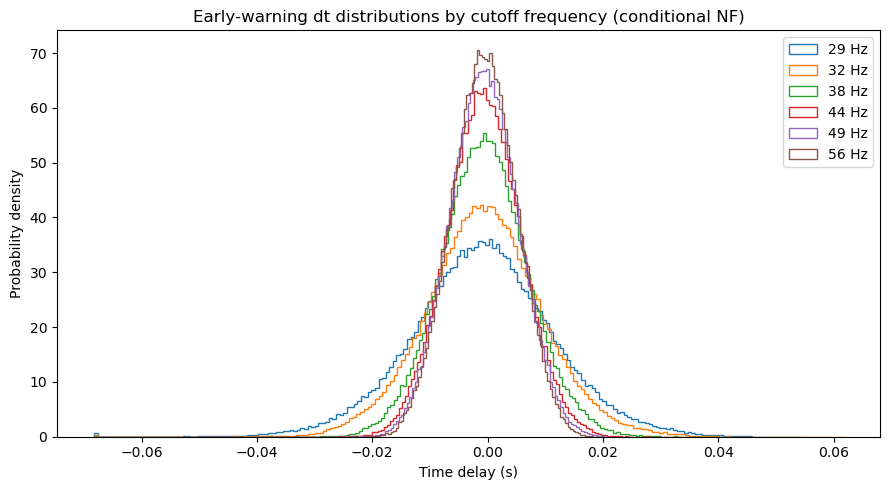
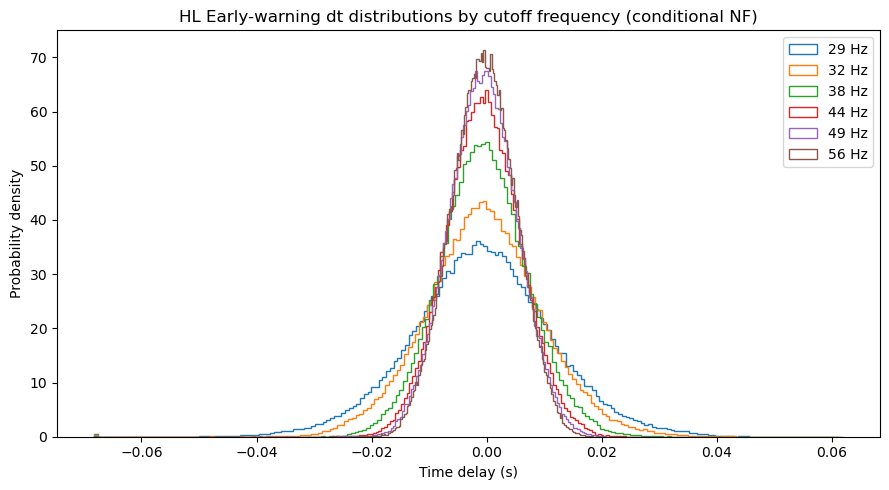
Unified diff of the notebook cell whose output changed from the first chart to the second:
--- before
+++ after
@@ -46,6 +46,7 @@
 plt.xlabel("Time delay (s)")
 plt.ylabel("Probability density" if DENSITY else "Counts")
-plt.title("Early-warning dt distributions by cutoff frequency (conditional NF)")
+plt.title("HL Early-warning dt distributions by cutoff frequency (conditional NF)")
 plt.legend()
 plt.tight_layout()
+plt.savefig("HL_EW_dt_distribution.png", dpi=300)
 plt.show()

Commit: Ew Plot